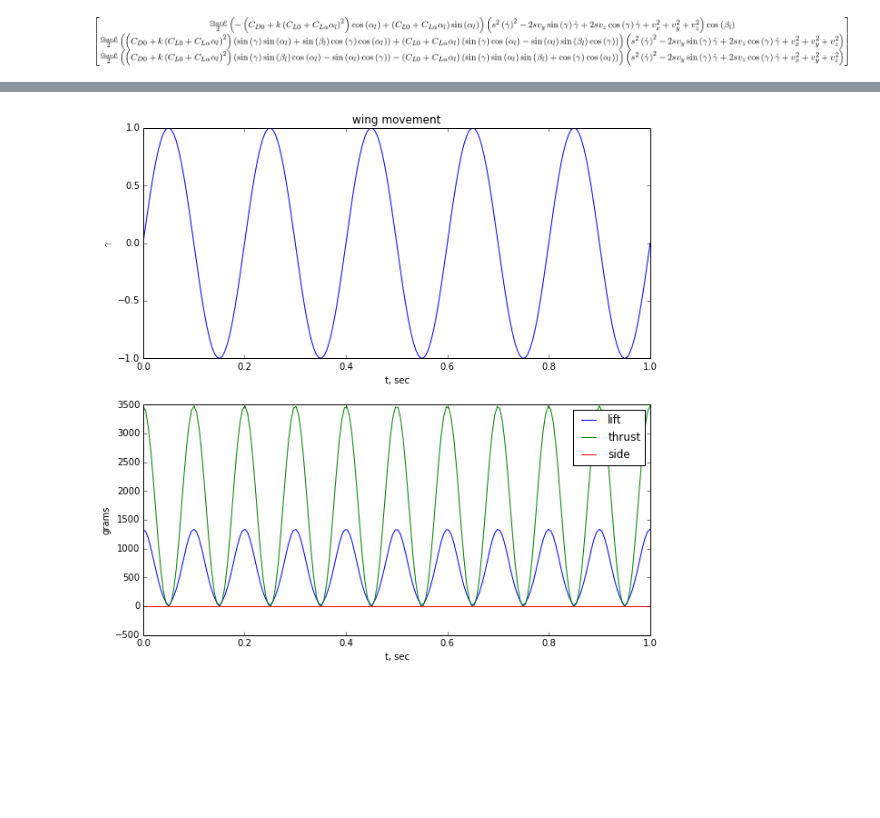
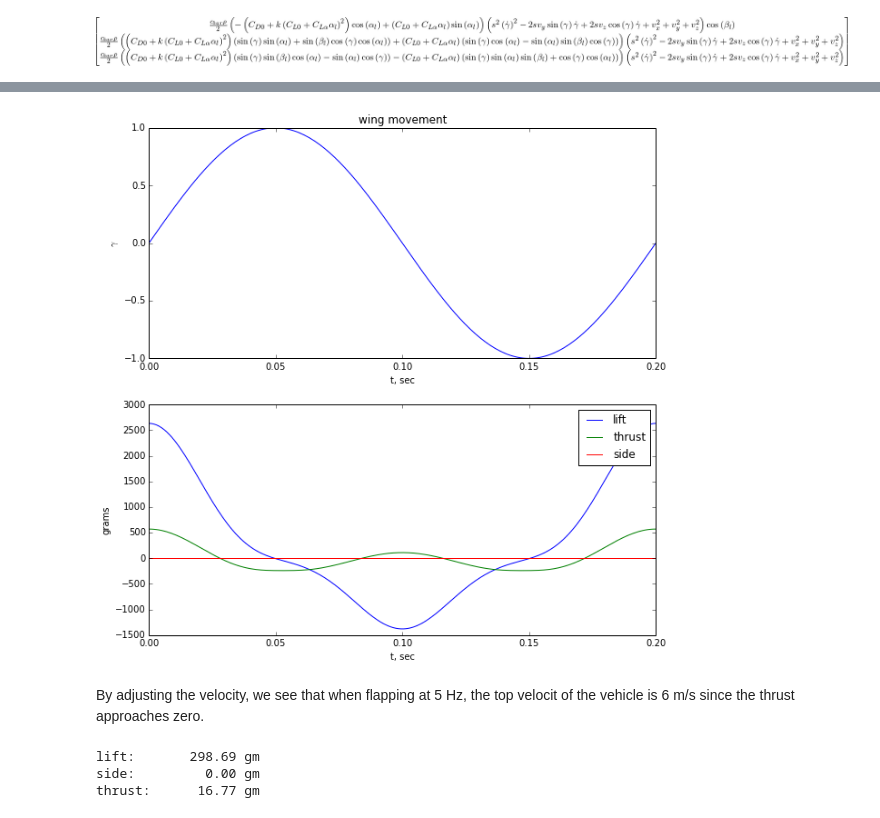
Before and after one commit to jgoppert/PX4-SIL, a Jupyter notebook: Blade Element Flapping.ipynb, the cells around one changed output, grey strips where cells are left out. Cells and saved outputs as stored; diff of their text form; code cells hidden in the pictures; blank space fills up the shorter version.

```diff
--- a/Blade Element Flapping.ipynb
+++ b/Blade Element Flapping.ipynb
@@ -82,19 +82,17 @@ F_A_b = sympy.Matrix([
 F_A_b
 # %% [output]
 [figure]
-# %%
-const = {CL_alpha:2*np.pi, rho:1, v_x:3, v_y:0, v_z:0, c_bar:0.1, k:0.01, CD_0:0.1, CL_0:0}
 # %%
-def compute_aero(gamma_val, gamma_dot_val, span):
+def compute_aero(gamma_val, gamma_dot_val, const):
     state = {gamma(t): gamma_val, gamma(t).diff(t): gamma_dot_val}
     v = F_A_b.subs({alpha_l(t):alpha_l_expr, beta_l(t): beta_l_expr}).subs(const).subs(state)
     f1 = sympy.lambdify(s, v[0])
     f2 = sympy.lambdify(s, v[1])
     f3 = sympy.lambdify(s, v[2])
-
+    span = const['span']
     F_left = np.array([scipy.integrate.quad(f1, 0, span)[0],
                        scipy.integrate.quad(f2, 0, span)[0],
-                       np.sign(gamma_dot_val)*scipy.integrate.quad(f3, 0, span)[0]])
+                       scipy.integrate.quad(f3, 0, span)[0]])
     F_right = np.array([F_left[0], -F_left[1], F_left[2]])
 
     F_A = F_left + F_right
@@ -110,25 +122,8 @@ array([-0.02059599,  0.        , -0.12974835])
 # %%
-def plot_aero_forces(freq):
-    t_vect = np.linspace(0,1,200)
-    gamma_vect = np.sin(2*np.pi*freq*t_vect)
-    gamma_dvect = 2*np.pi*freq*np.cos(2*np.pi*freq*t_vect)
-    lift = []
-    side = []
-    drag = []
-    for i in range(len(gamma_vect)):
-        gamma_val = gamma_vect[i]
-        gamma_dot_val  = gamma_dvect[i]
-        x, y, z = compute_aero(gamma_val, gamma_dot_val, span=0.5)
-        lift.append(-z)
-        side.append(-y)
-        drag.append(-x)
-    lift = np.array(lift)
-    drag = np.array(drag)
-    side = np.array(side)
-
+def plot_aero_forces(t, lift, side, drag, gamma):
     plt.figure(figsize=(10,10))
     plt.subplot(211)
-    plt.plot(t_vect, gamma_vect)
+    plt.plot(t, gamma)
     plt.xlabel('t, sec')
     plt.ylabel(r'$\gamma$')
     plt.title('wing movement')
@@ -140,7 +135,26 @@ def plot_aero_forces(freq):
     plt.legend(['lift', 'thrust', 'side'])
     plt.xlabel('t, sec')
     plt.ylabel('grams')
-# %%
-plot_aero_forces(5)
-# %% [output]
-[figure, removed]
+# %%
+v = 6 # velocity of vehicle, m/s
+alpha = 20*np.pi/180 # angle of attack of vehcile
+freq = 5 # frequency of wing flap, Hz
+const = {CL_alpha:1, rho:1.225, v_x:v*np.cos(alpha), v_y:0, v_z:v*np.sin(alpha),
+         c_bar:0.1, k:0.5, CD_0:1, CL_0:0, 'span':0.58}
+t_vect, lift_vect, side_vect, drag_vect, gamma_vect = calc_aero_forces(freq, const)
+# %%
+plot_aero_forces(t_vect, lift_vect, side_vect, drag_vect, gamma_vect)
+# %% [output]
+[figure, added]
+# %% [markdown]
+By adjusting the velocity, we see that when flapping at 5 Hz, the top velocit of the vehicle is 6 m/s since the thrust approaches zero.
+# %%
+newtons_to_g = 1000/9.8
+lift_avg_gm = lift_vect.mean()*newtons_to_g
+side_avg_gm = side_vect.mean()*newtons_to_g
+thrust_avg_gm = -drag_vect.mean()*newtons_to_g
+print 'lift:\t{:10.2f} gm\nside:\t{:10.2f} gm\nthrust:\t{:10.2f} gm'.format(lift_avg_gm, side_avg_gm, thrust_avg_gm)
+# %% [output]
+lift:       298.69 gm
+side:         0.00 gm
+thrust:      16.77 gm
```
Also changed, not shown: parts of 2 cells of this notebook.
